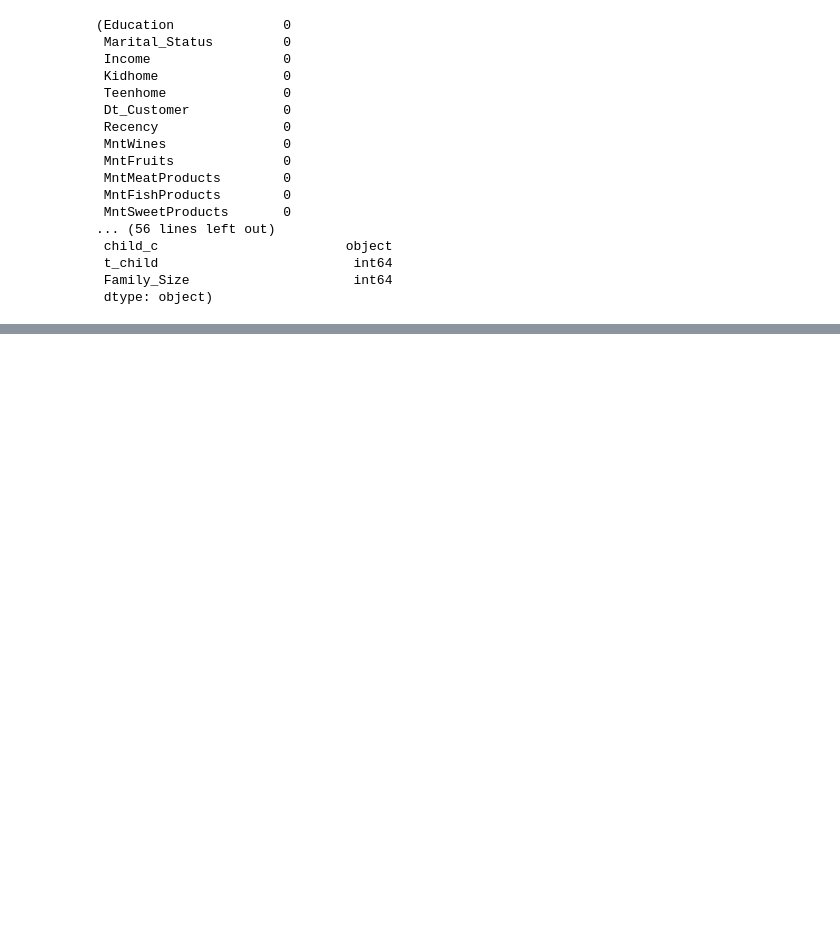
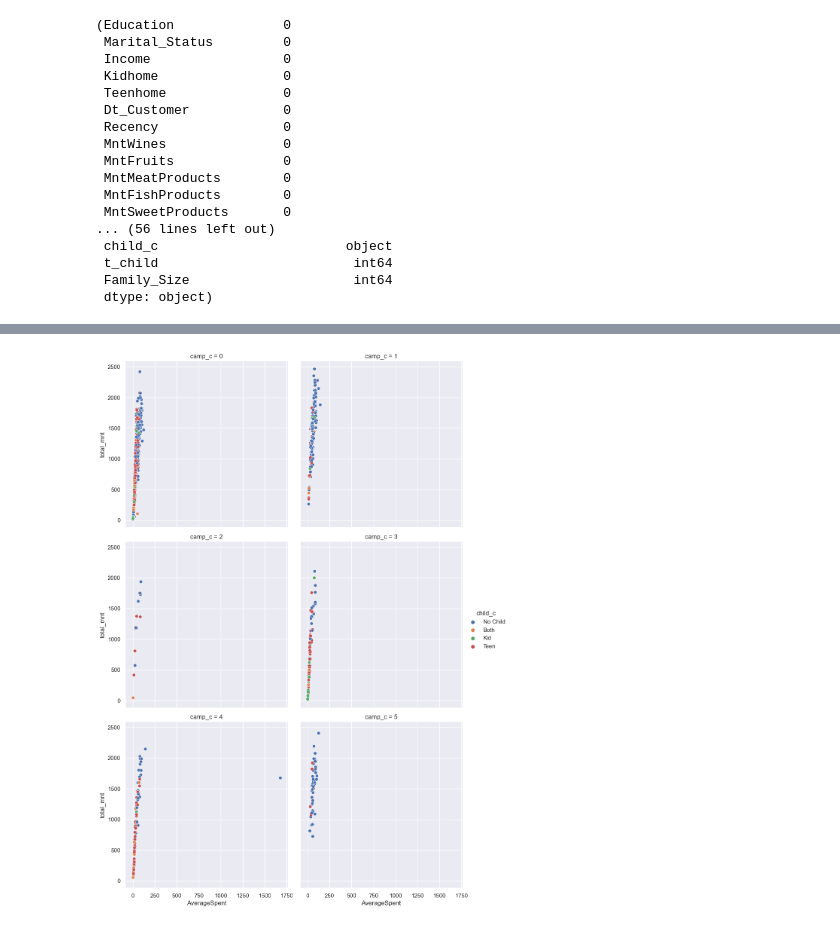
Before and after one commit to shivakrishnazikardh/Analysis-on-Customers-Data, a Jupyter notebook: Customer Personality Analysis.ipynb, the cells around one changed output, grey strips where cells are left out. Cells and saved outputs as stored; diff of their text form; code cells hidden in the pictures; blank space fills up the shorter version.

```diff
--- a/Customer Personality Analysis.ipynb
+++ b/Customer Personality Analysis.ipynb
@@ -197 +360,8 @@ df.isnull().sum(), df.dtypes
+# %%
+p=sns.relplot(x='AverageSpent', y='total_mnt', data=df, kind='scatter', col='camp_c', col_wrap=2, hue='child_c')
+#plt.figure(figsize=(15,8))
+p.fig.set_dpi(100)
+plt.show()
+# %% [output]
+[figure, added]
 # %%
```
Also changed, not shown: parts of 36 cells of this notebook.
